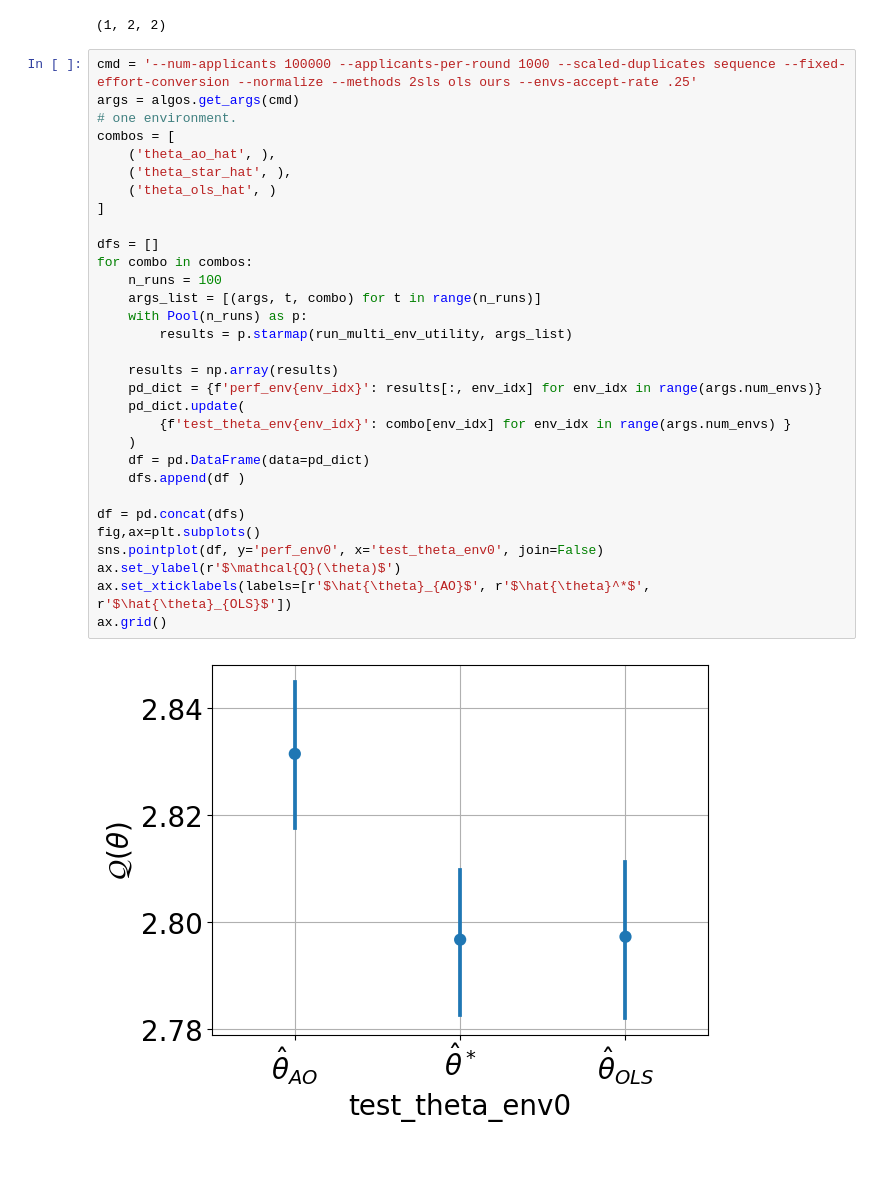
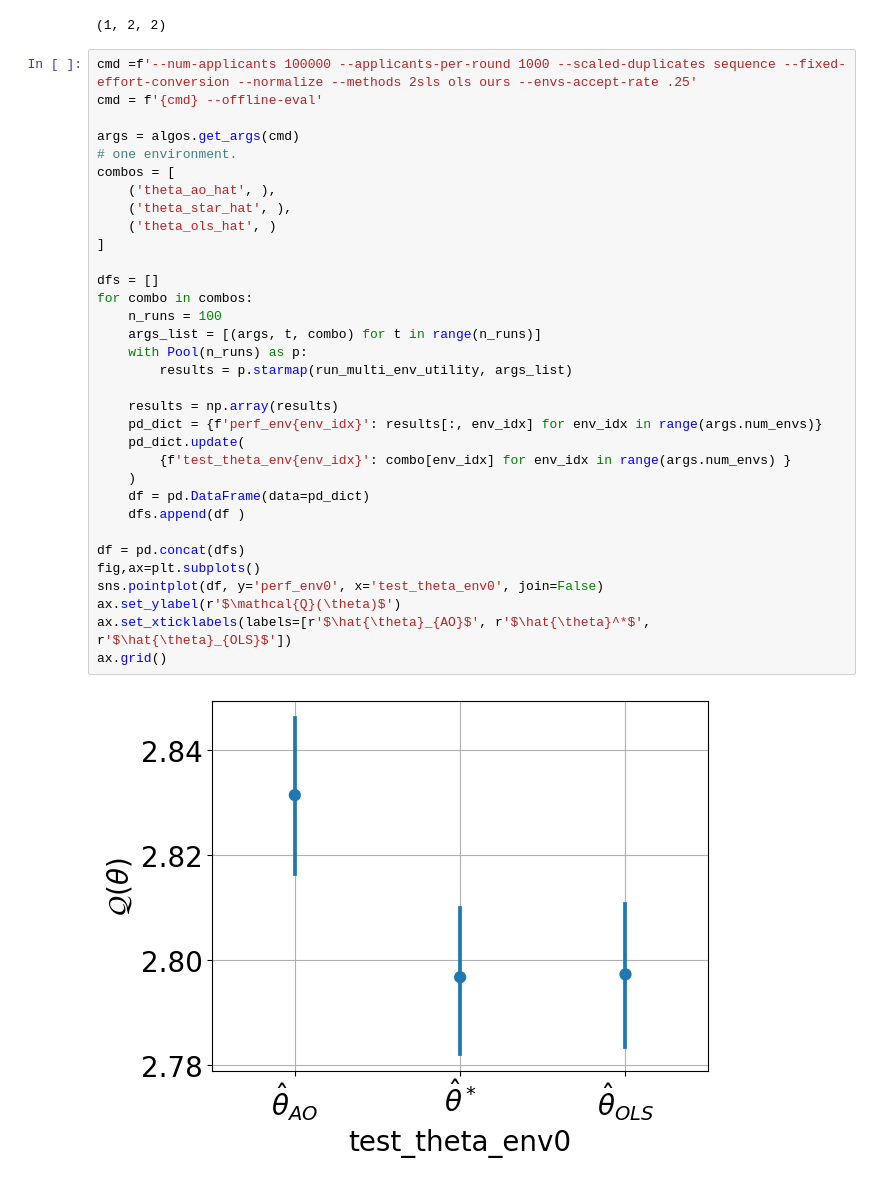
Before and after one commit to muneebaadil/strategic-instrumental-variable-regression, a Jupyter notebook: experiments.ipynb, the cells around one changed output. Cells and saved outputs as stored; diff of their text form.

```diff
--- a/experiments.ipynb
+++ b/experiments.ipynb
@@ -709,36 +709,38 @@ test_thetas.shape
 # %% [output]
 (1, 2, 2)
 # %%
-cmd = '--num-applicants 100000 --applicants-per-round 1000 --scaled-duplicates sequence --fixed-effort-conversion --normalize --methods 2sls ols ours --envs-accept-rate .25'
+cmd =f'--num-applicants 100000 --applicants-per-round 1000 --scaled-duplicates sequence --fixed-effort-conversion --normalize --methods 2sls ols ours --envs-accept-rate .25'
+cmd = f'{cmd} --offline-eval'
+
 args = algos.get_args(cmd)
 # one environment.
 combos = [
     ('theta_ao_hat', ),
     ('theta_star_hat', ),
     ('theta_ols_hat', )
 ]
 
 dfs = []
 for combo in combos:
     n_runs = 100
     args_list = [(args, t, combo) for t in range(n_runs)]
     with Pool(n_runs) as p:
         results = p.starmap(run_multi_env_utility, args_list)
 
     results = np.array(results)
     pd_dict = {f'perf_env{env_idx}': results[:, env_idx] for env_idx in range(args.num_envs)}
     pd_dict.update(
         {f'test_theta_env{env_idx}': combo[env_idx] for env_idx in range(args.num_envs) }
     )
     df = pd.DataFrame(data=pd_dict)
     dfs.append(df )
 
 df = pd.concat(dfs)
 fig,ax=plt.subplots()
 sns.pointplot(df, y='perf_env0', x='test_theta_env0', join=False)
 ax.set_ylabel(r'$\mathcal{Q}(\theta)$')
 ax.set_xticklabels(labels=[r'$\hat{\theta}_{AO}$', r'$\hat{\theta}^*$', r'$\hat{\theta}_{OLS}$'])
 ax.grid()
 # %% [output]
-[figure, old version]
+[figure, new version]
 # %%
```
Also changed, not shown: parts of 2 cells of this notebook.
